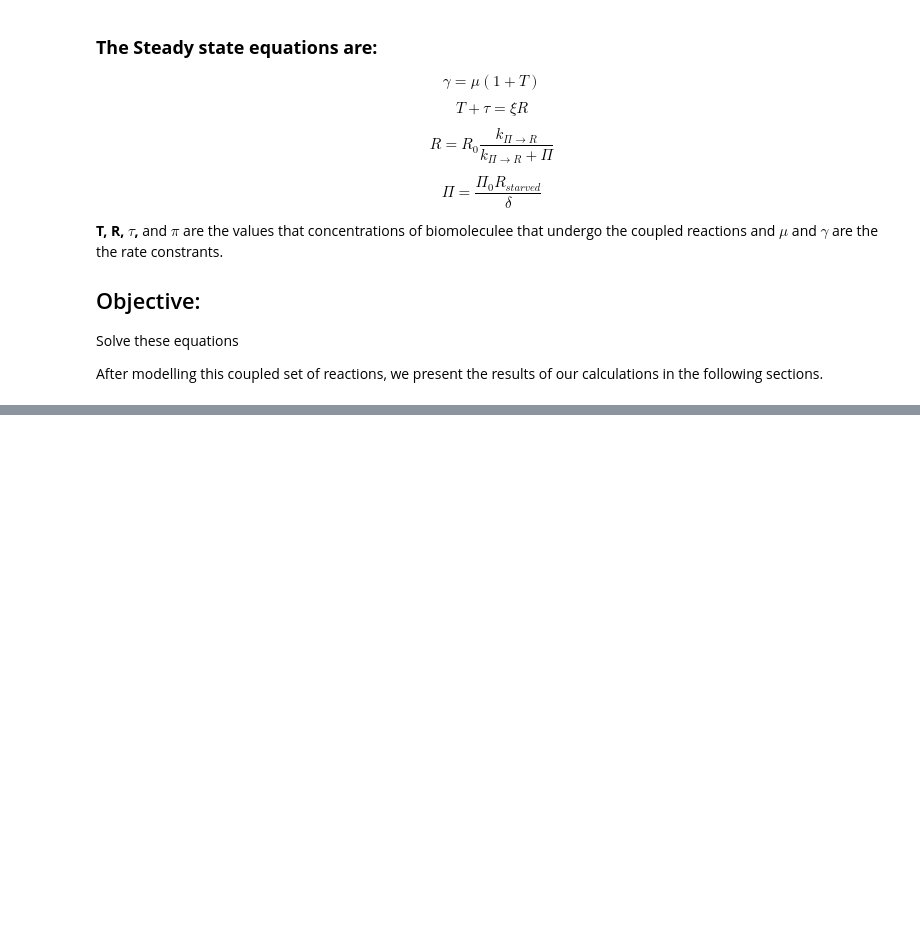
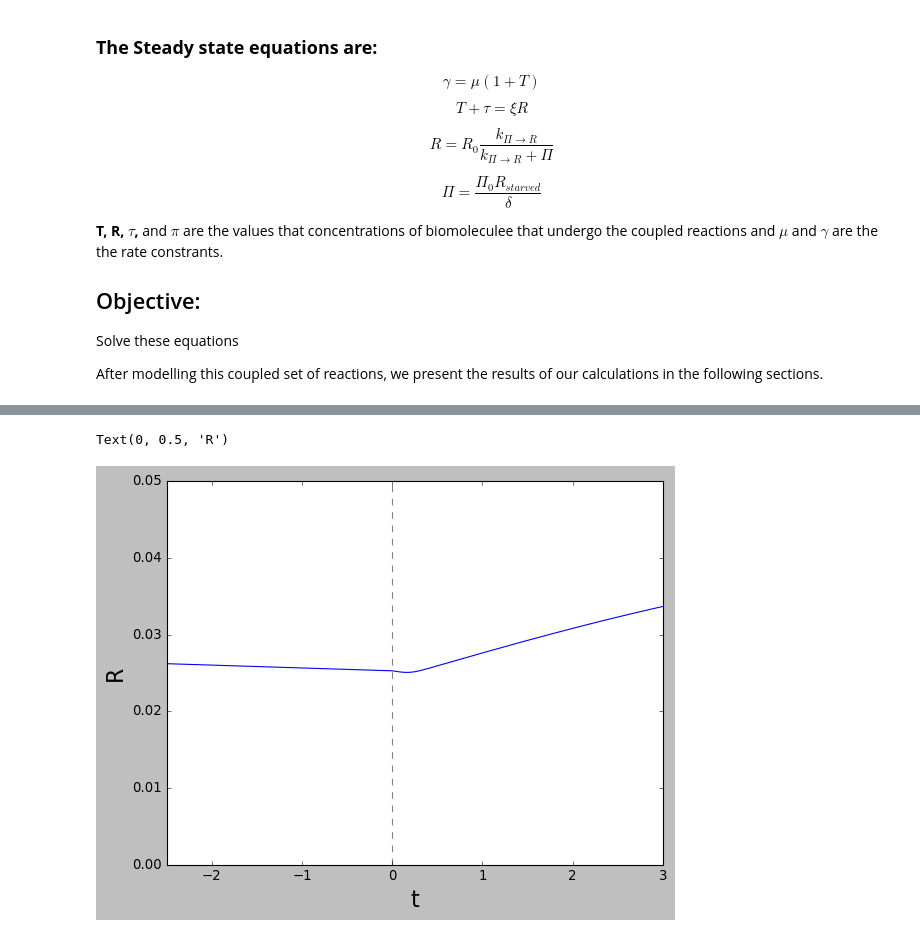
Before and after one commit to Samadarshi-Maity/Casimir-Final-Project, a Jupyter notebook: Presentation_notebook.ipynb, the cells around one changed output, grey strips where cells are left out. Saved outputs shown, nothing was run; the diff lists cells and outputs as text; code cells hidden in the pictures; blank space fills up the shorter version.

```diff
--- a/Presentation_notebook.ipynb
+++ b/Presentation_notebook.ipynb
@@ -68,0 +107,11 @@ from matplotlib.ticker import (MultipleLocator)
+# %%
+# Plot R vs. t
+plt.plot(t,R)
+plt.xlim(-2.5,3)
+plt.ylim(0,0.05)
+plt.axvline(x=0,color = 'grey',linestyle='--')
+plt.xlabel('t',fontsize = 20)
+plt.ylabel('R',fontsize = 20)
+# %% [output]
+Text(0, 0.5, 'R')
+[figure, added]
```
Also changed, not shown: parts of 2 cells of this notebook, 1 other file.
